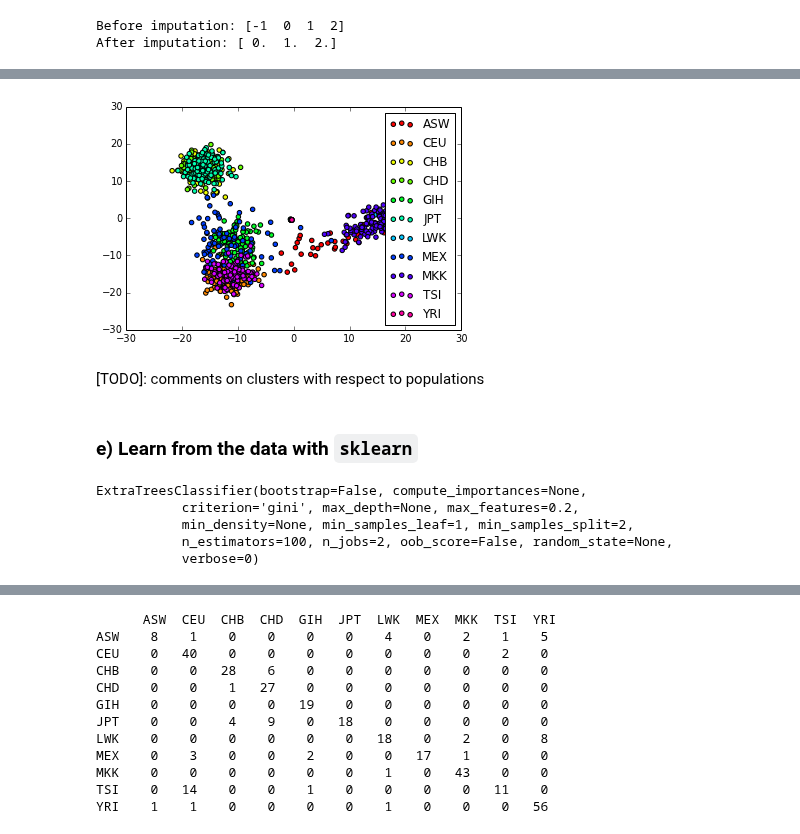
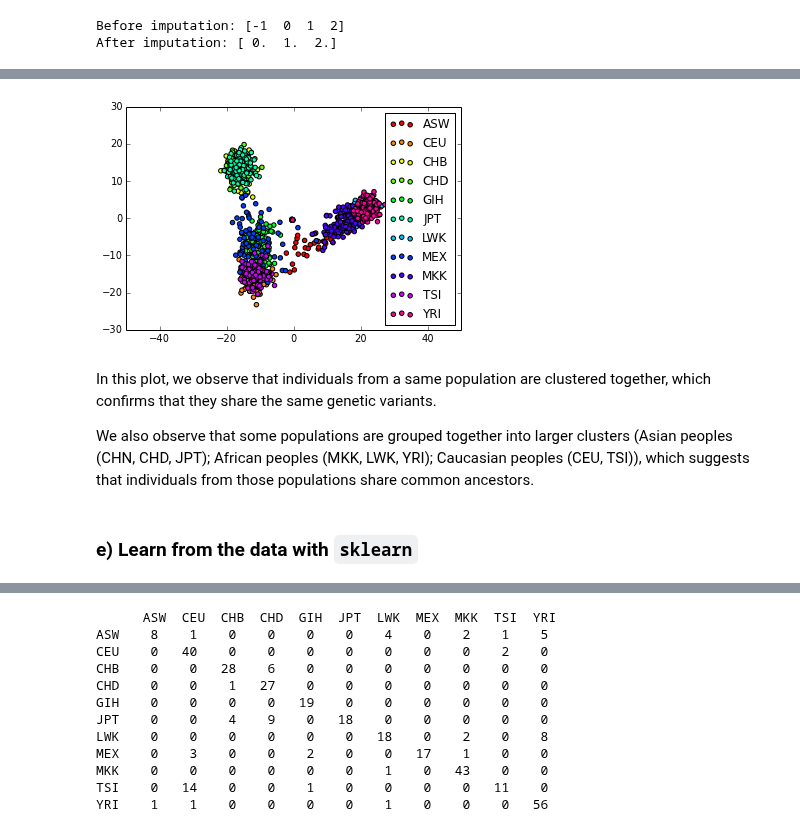
Before and after one commit to glouppe/NIPS2013_sklearn, a Jupyter notebook: oral/sklearn-mloss.ipynb, the cells around one changed output, grey strips where cells are left out. Drawn from its saved outputs; the diff is of its cells as text; code cells hidden in the pictures.

Commit message:
Data visualization

```diff
--- a/oral/sklearn-mloss.ipynb
+++ b/oral/sklearn-mloss.ipynb
@@ -294,20 +299,24 @@ After imputation: [ 0.  1.  2.]
 from sklearn.decomposition import RandomizedPCA
 Xp = RandomizedPCA(n_components=2).fit_transform(X)
 # %%
+# Plot individuals
 populations = np.unique(y)
 colors = plt.get_cmap("hsv")
 
 for i, p in enumerate(populations):
     mask = (y == p)
     plt.scatter(Xp[mask, 0], Xp[mask, 1],
                 c=colors(1. * i / 11), label=p)
 
-plt.legend()
+plt.xlim([-50, 50])
+plt.legend(loc="best")
 plt.show()
 # %% [output]
-[figure, old version]
+[figure, new version]
-# %% [markdown]
-[TODO]: comments on clusters with respect to populations
+# %% [markdown]
+In this plot, we observe that individuals from a same population are clustered together, which confirms that they share the same genetic variants.
+
+We also observe that some populations are grouped together into larger clusters (Asian peoples (CHN, CHD, JPT); African peoples (MKK, LWK, YRI); Caucasian peoples (CEU, TSI)), which suggests that individuals from those populations share common ancestors.
 # %% [markdown]
 ### e) Learn from the data with `sklearn`
 # %%
@@ -319,10 +328,4 @@ clf = ExtraTreesClassifier(n_estimators=100,
                            max_features=0.2,
                            n_jobs=2)
 
-clf.fit(X_train, y_train)
+#clf.fit(X_train, y_train)
-# %% [output]
-ExtraTreesClassifier(bootstrap=False, compute_importances=None,
-           criterion='gini', max_depth=None, max_features=0.2,
-           min_density=None, min_samples_leaf=1, min_samples_split=2,
-           n_estimators=100, n_jobs=2, oob_score=False, random_state=None,
-           verbose=0)
```
Also changed, not shown: parts of 5 cells of this notebook.
